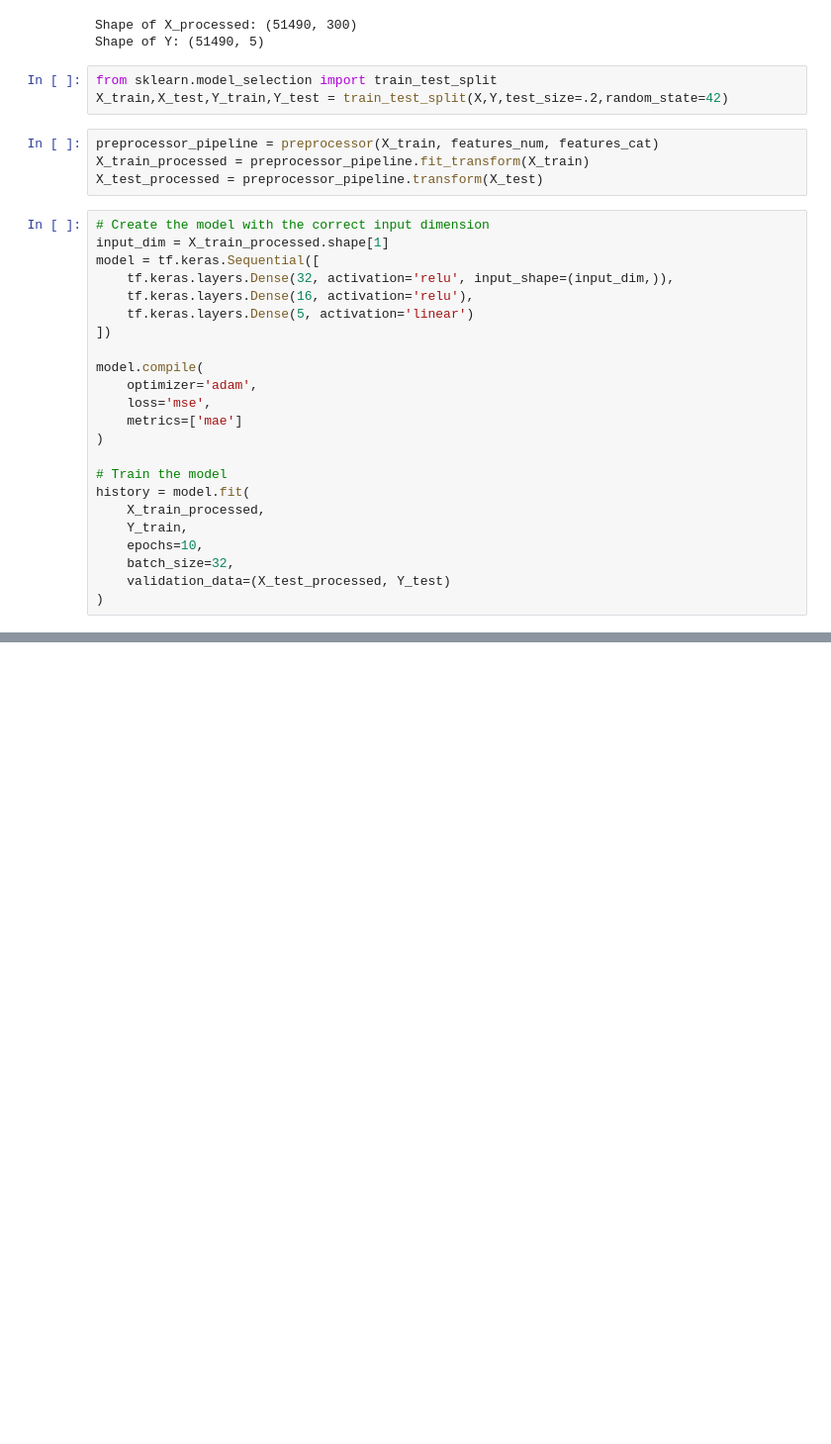
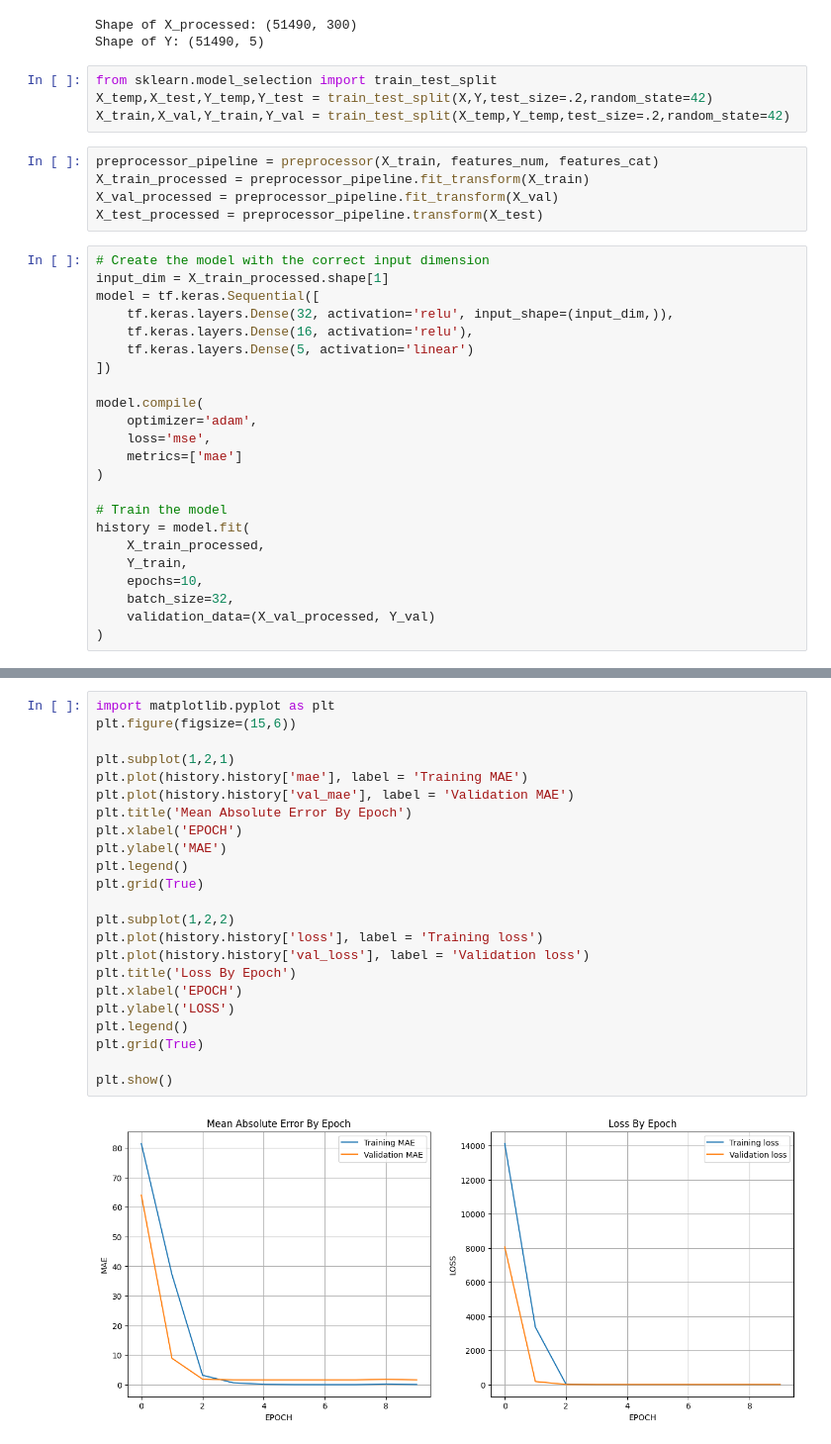
Before and after one commit to chrisJ1252/lol_pick_ban_prediction_model, a Jupyter notebook: lol_pick_ban_model/LeaguePickPrediction.ipynb, the cells around one changed output, grey strips where cells are left out. Shown: that part at 99% size. Cells and saved outputs as stored; diff of their text form; blank space fills up the shorter version.

Commit message:
fixed train,test,and validation sets and plotted mae and loss per epoch

```diff
--- a/lol_pick_ban_model/LeaguePickPrediction.ipynb
+++ b/lol_pick_ban_model/LeaguePickPrediction.ipynb
@@ -299,10 +293,12 @@ Shape of X_processed: (51490, 300)
 Shape of Y: (51490, 5)
 # %%
 from sklearn.model_selection import train_test_split
-X_train,X_test,Y_train,Y_test = train_test_split(X,Y,test_size=.2,random_state=42)
+X_temp,X_test,Y_temp,Y_test = train_test_split(X,Y,test_size=.2,random_state=42)
+X_train,X_val,Y_train,Y_val = train_test_split(X_temp,Y_temp,test_size=.2,random_state=42)
 # %%
 preprocessor_pipeline = preprocessor(X_train, features_num, features_cat)
 X_train_processed = preprocessor_pipeline.fit_transform(X_train)
+X_val_processed = preprocessor_pipeline.fit_transform(X_val)
 X_test_processed = preprocessor_pipeline.transform(X_test)
 # %%
 # Create the model with the correct input dimension
@@ -325,7 +321,7 @@ history = model.fit(
     Y_train,
     epochs=10,
     batch_size=32,
-    validation_data=(X_test_processed, Y_test)
+    validation_data=(X_val_processed, Y_val)
 )
 # %% [output]
 Epoch 1/10
@@ -350,0 +351,25 @@ Epoch 10/10
+# %%
+import matplotlib.pyplot as plt
+plt.figure(figsize=(15,6))
+
+plt.subplot(1,2,1)
+plt.plot(history.history['mae'], label = 'Training MAE')
+plt.plot(history.history['val_mae'], label = 'Validation MAE')
+plt.title('Mean Absolute Error By Epoch')
+plt.xlabel('EPOCH')
+plt.ylabel('MAE')
+plt.legend()
+plt.grid(True)
+
+plt.subplot(1,2,2)
+plt.plot(history.history['loss'], label = 'Training loss')
+plt.plot(history.history['val_loss'], label = 'Validation loss')
+plt.title('Loss By Epoch')
+plt.xlabel('EPOCH')
+plt.ylabel('LOSS')
+plt.legend()
+plt.grid(True)
+
+plt.show()
+# %% [output]
+[figure, added]
```
Also changed, not shown: parts of 4 cells of this notebook.
